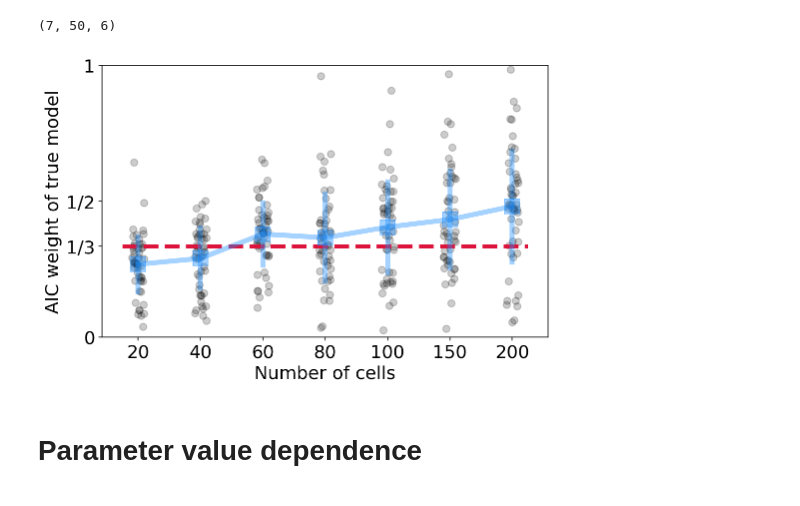
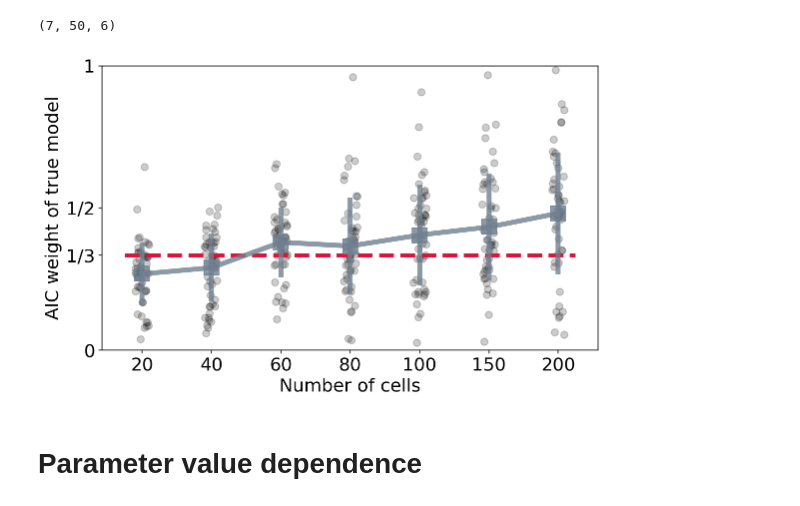
Before and after one commit to pachterlab/GVP_2023, a Jupyter notebook: gg230119_reactors.ipynb, the cells around one changed output. Cells and saved outputs as stored; diff of their text form; code cells hidden in the pictures.

```diff
--- a/gg230119_reactors.ipynb
+++ b/gg230119_reactors.ipynb
@@ -1161,25 +1165,27 @@ AIC /= AIC.sum(2)[:,:,None]
 # %%
 fig1,ax1 = plt.subplots(1,1,figsize=dims)
 # nC = [20,50,100]
 for k in range(len(n_cells_vec)):
     plt.scatter(k+(np.random.rand(n_trials)-0.5)/5, AIC[k,:,0],50,'k',alpha=0.2)
 ax1.set_xticks(np.arange(len(n_cells_vec)),n_cells_vec,fontsize=fs)
 ax1.set_xlabel('Number of cells',fontsize=fs)
 ax1.set_ylabel('AIC weight of true model',fontsize=fs)
 plt.plot([-0.25,len(n_cells_vec)-0.75],[1/3]*2,'--',color='crimson',linewidth=4)
 # plt.plot(np.arange(len(n_cells_vec)),np.median(AIC[:,:,0],1).squeeze()
 #              ,linewidth=5,color='dodgerblue',alpha=0.4)
 
 plt.errorbar(np.arange(len(n_cells_vec)),AIC[:,:,0].mean(1).squeeze(),
-             AIC[:,:,0].std(1).squeeze(),linewidth=5,color='dodgerblue',alpha=0.4,markersize=15,fmt='s-')
+             AIC[:,:,0].std(1).squeeze(),linewidth=5,color='slategray',alpha=0.8,markersize=15,fmt='s-')
 ax1.set_yticks([0,1/3,1/2,1],('0','1/3','1/2','1'),fontsize=fs)
 
 plt.ylim([0,1])
 # plt.legend()
+plt.tight_layout()
+
 plt.savefig('figs/fig4c.png',dpi=450)
 plt.savefig('figs/fig4c.pdf')
 # %% [output]
-[figure, old version]
+[figure, new version]
 # %% [markdown]
 # Parameter value dependence
 # %%
```
Also changed, not shown: parts of 16 cells of this notebook, 5 other files.
